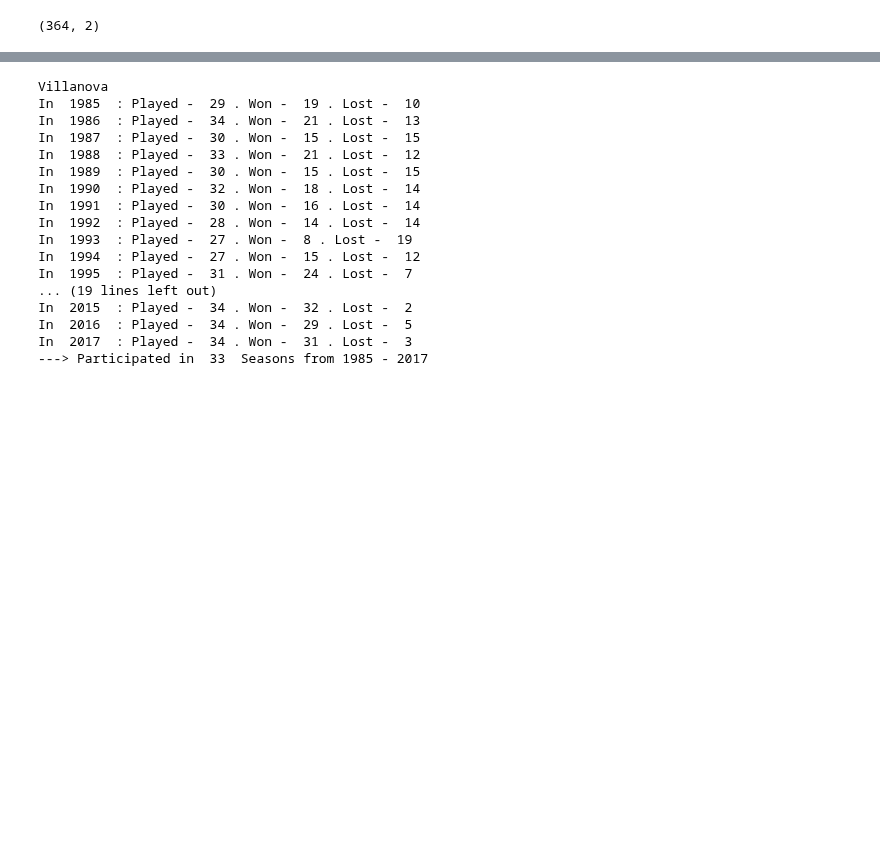
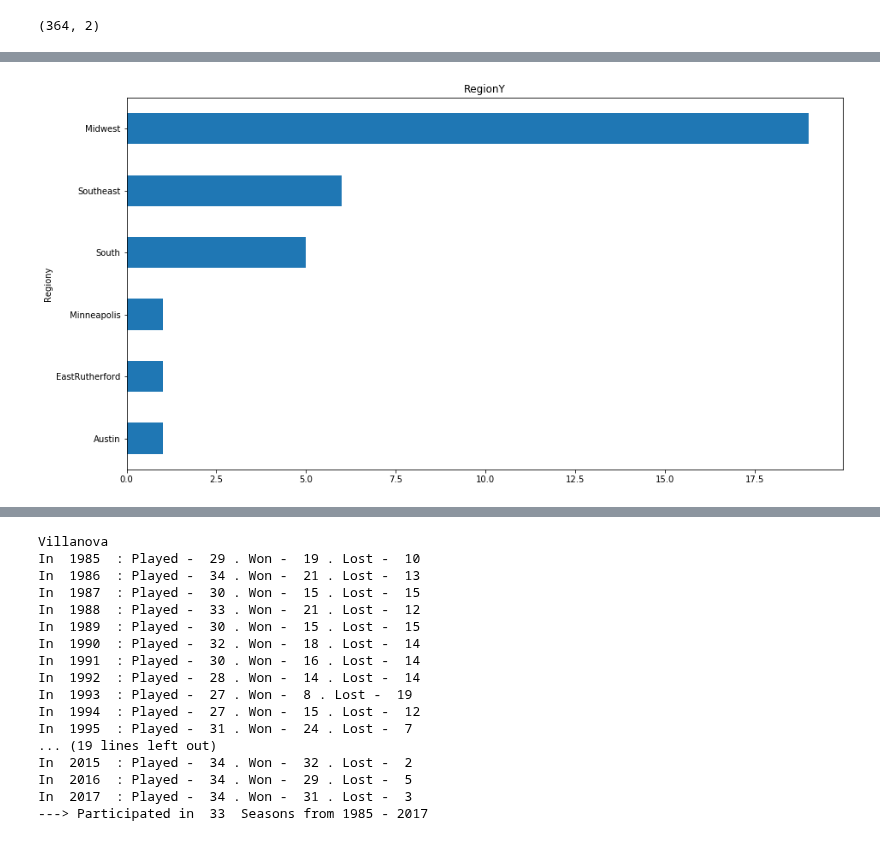
Before and after one commit to Heramb001/cs795_practical_machine_learning, a Jupyter notebook: project-1/Data Wrangling.ipynb, the cells around one changed output, grey strips where cells are left out. Cells and saved outputs as stored; diff of their text form; code cells hidden in the pictures; blank space fills up the shorter version.

```diff
--- a/project-1/Data Wrangling.ipynb
+++ b/project-1/Data Wrangling.ipynb
@@ -206,0 +221,6 @@ seasons_df.shape
+# %%
+seasons_df['countery'] = 1
+seasons_df.groupby('Regiony')['countery'].count().sort_values().plot(kind='barh',title='RegionY',figsize=(15, 8))
+plt.show()
+# %% [output]
+[figure, added]
```
Also changed, not shown: parts of 31 cells of this notebook, 2 other files.
